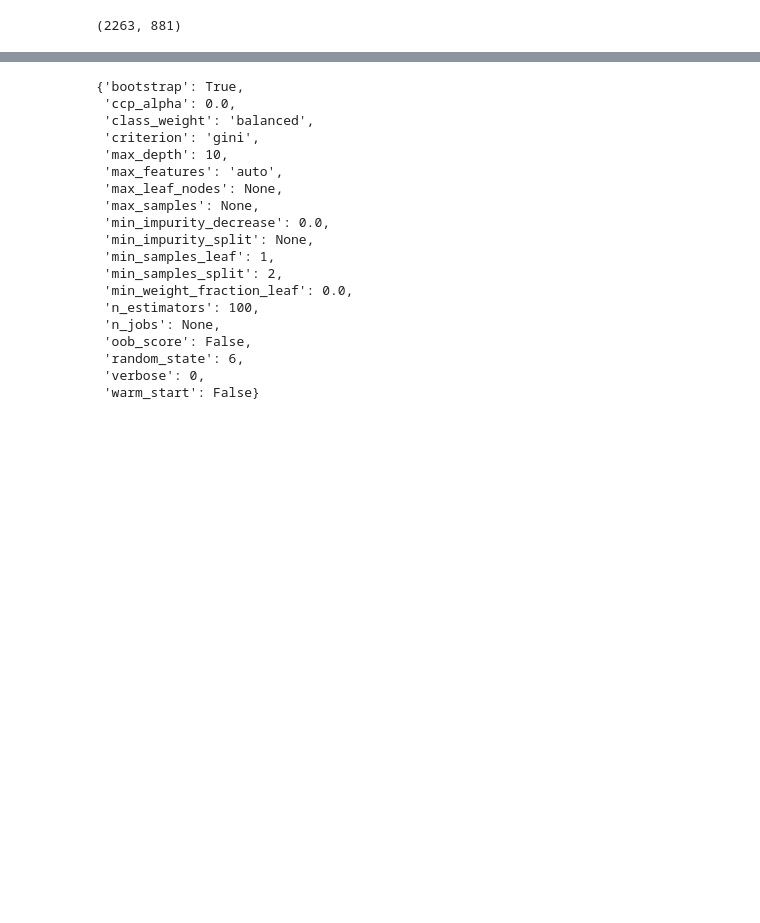
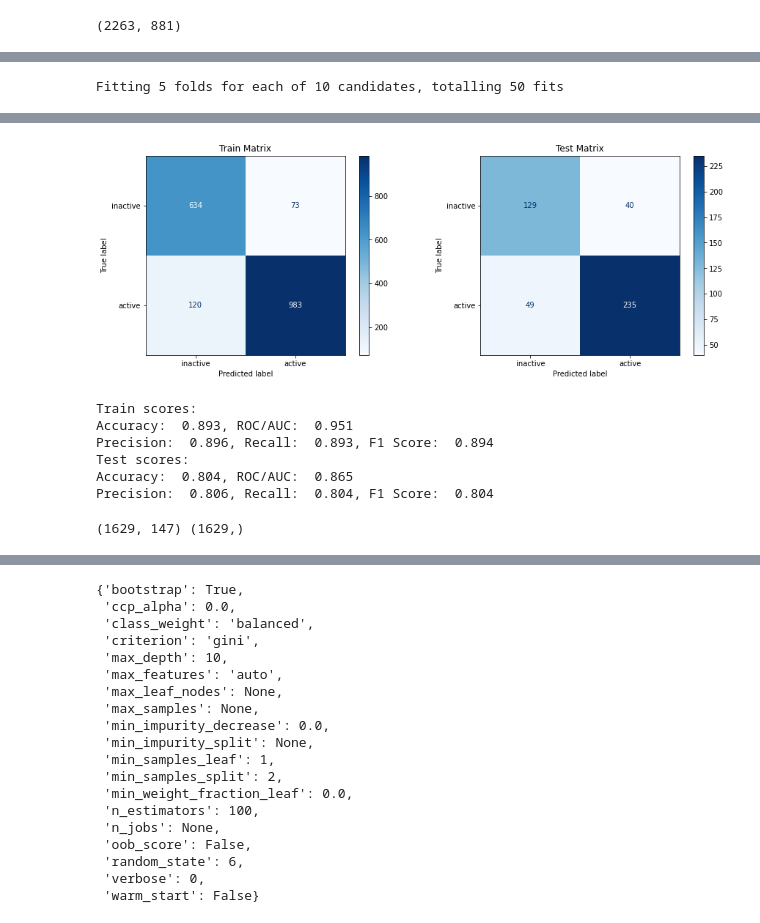
Before and after one commit to clreiner/MMP9DrugDiscovery, a Jupyter notebook: Drug_discovery.ipynb, the cells around one changed output, grey strips where cells are left out. Saved outputs shown, nothing was run; the diff lists cells and outputs as text; code cells hidden in the pictures; blank space fills up the shorter version.

```diff
--- a/Drug_discovery.ipynb
+++ b/Drug_discovery.ipynb
@@ -884,0 +759,18 @@ Precision:  0.820, Recall:  0.821, F1 Score:  0.820
+# %%
+C = [0.01, 0.1, 1, 10, 100]
+kernel = ['poly', 'rbf', 'sigmoid']
+gamma = ['scale', 'auto']
+degree = list(range(1, 6))
+
+
+
+
+params = [{'C': C, 'kernel': kernel,
+           'gamma': gamma, 'degree': degree}]
+
+svc_2 = SVC(class_weight='balanced', random_state=6)
+rs_svc_2 = RandomizedSearchCV(svc_2, params, scoring='precision_weighted', cv=5, verbose=1, random_state=6)
+rs_svc_2.fit(X_train, y_train)
+evaluate(rs_svc_2, X_train, X_test, y_train, y_test)
+# %% [output]
+Fitting 5 folds for each of 10 candidates, totalling 50 fits
@@ -884,0 +779,16 @@ Precision:  0.820, Recall:  0.821, F1 Score:  0.820
+[figure, added]
+Train scores:
+Accuracy:  0.893, ROC/AUC:  0.951
+Precision:  0.896, Recall:  0.893, F1 Score:  0.894
+Test scores:
+Accuracy:  0.804, ROC/AUC:  0.865
+Precision:  0.806, Recall:  0.804, F1 Score:  0.804
+# %%
+iso = IsolationForest(contamination=0.1)
+yhat = iso.fit_predict(X_train)
+# select all rows that are not outliers
+mask = yhat != -1
+iso_X, iso_y = X_train[mask, :], y_train[mask]
+print(iso_X.shape, iso_y.shape)
+# %% [output]
+(1629, 147) (1629,)
```
Also changed, not shown: parts of 59 cells of this notebook, 5 other files.
